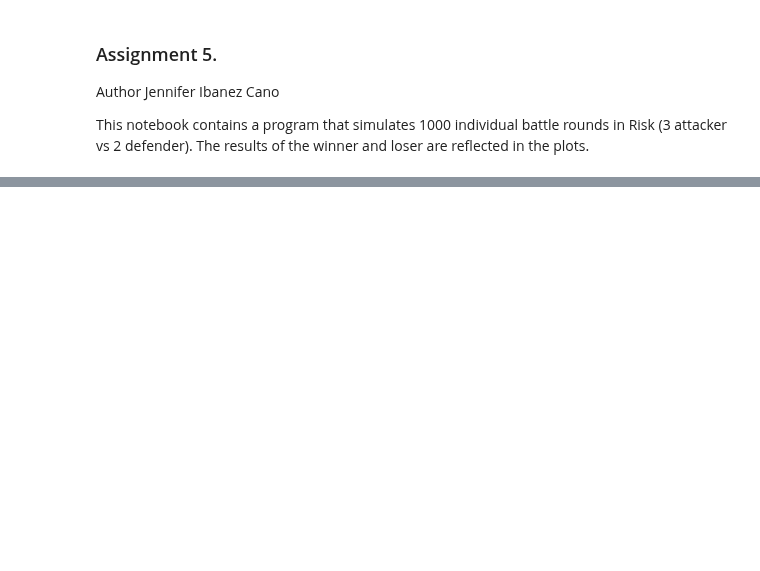
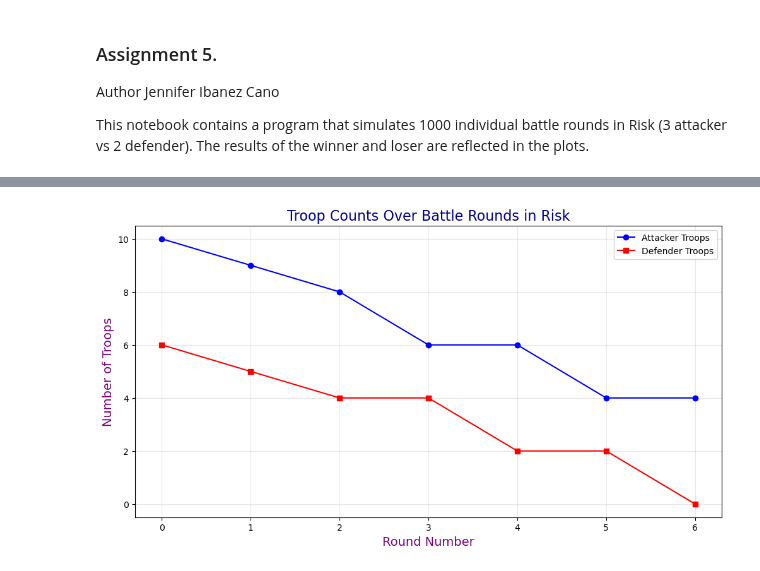
Before and after one commit to Jennyicano/PFDA, a Jupyter notebook: assignments/assignment_5_risk.ipynb, the cells around one changed output, grey strips where cells are left out. Drawn from its saved outputs; the diff is of its cells as text; code cells hidden in the pictures; blank space fills up the shorter version.

```diff
--- a/assignments/assignment_5_risk.ipynb
+++ b/assignments/assignment_5_risk.ipynb
@@ -210,0 +241,40 @@ print(defender_win_prob2)
+# %%
+# Plotting the number of troops over battle rounds until one is wiped out.
+
+# Initial troop sizes
+attacker_troops = 10
+defender_troops = 6
+
+# Function to simulate a full series of battles until one side is wiped out
+def simulate_full_series(attacker_troops, defender_troops):
+    attacker_counts = [attacker_troops]
+    defender_counts = [defender_troops]
+
+    while attacker_troops > 0 and defender_troops > 0:
+        attacker_dice = roll_dice(min(attacker_troops, 3))
+        defender_dice = roll_dice(min(defender_troops, 2))
+        losses = simulate_battle(attacker_dice, defender_dice)
+
+        attacker_troops -= losses[0]
+        defender_troops -= losses[1]
+
+        attacker_counts.append(attacker_troops)
+        defender_counts.append(defender_troops)
+
+    return attacker_counts, defender_counts
+
+# Simulate the series
+attacker_counts, defender_counts = simulate_full_series(attacker_troops, defender_troops)
+
+# Plot the results
+plt.figure(figsize=(12, 6))
+plt.plot(attacker_counts, label='Attacker Troops', color='blue', marker='o')
+plt.plot(defender_counts, label='Defender Troops', color='red', marker='s')
+plt.xlabel('Round Number', fontsize=14, color='purple')
+plt.ylabel('Number of Troops', fontsize=14, color='purple')
+plt.title('Troop Counts Over Battle Rounds in Risk', fontsize=16, color='darkblue')
+plt.legend()
+plt.grid(alpha=0.3)
+plt.show()
+# %% [output]
+[figure, added]
```
Also changed, not shown: parts of 15 cells of this notebook, 4 other files.
